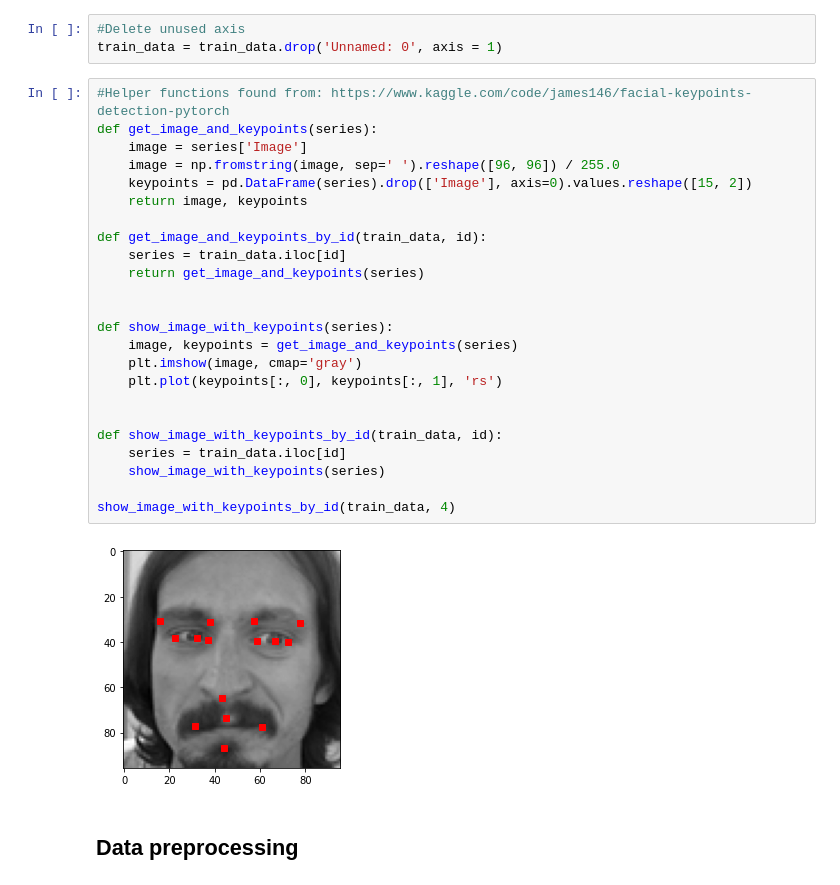
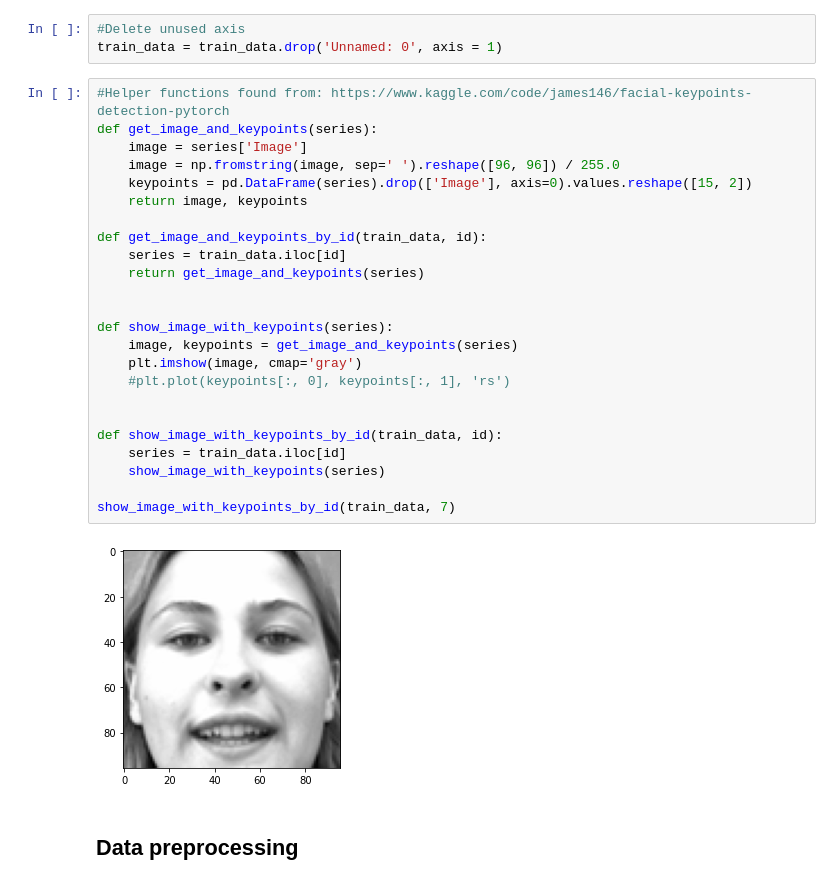
Before and after one commit to Tenna18/DL, a Jupyter notebook: Training.ipynb, the cells around one changed output. Drawn from its saved outputs; the diff is of its cells as text.

```diff
--- a/Training.ipynb
+++ b/Training.ipynb
@@ -30,29 +30,29 @@ train_data = train_data.drop('Unnamed: 0', axis = 1)
 # %%
 #Helper functions found from: https://www.kaggle.com/code/james146/facial-keypoints-detection-pytorch
 def get_image_and_keypoints(series):
     image = series['Image']
     image = np.fromstring(image, sep=' ').reshape([96, 96]) / 255.0
     keypoints = pd.DataFrame(series).drop(['Image'], axis=0).values.reshape([15, 2])
     return image, keypoints
 
 def get_image_and_keypoints_by_id(train_data, id):
     series = train_data.iloc[id]
     return get_image_and_keypoints(series)
 
 
 def show_image_with_keypoints(series):
     image, keypoints = get_image_and_keypoints(series)
     plt.imshow(image, cmap='gray')
-    plt.plot(keypoints[:, 0], keypoints[:, 1], 'rs')
+    #plt.plot(keypoints[:, 0], keypoints[:, 1], 'rs')
 
 
 def show_image_with_keypoints_by_id(train_data, id):
     series = train_data.iloc[id]
     show_image_with_keypoints(series)
 
-show_image_with_keypoints_by_id(train_data, 4)
+show_image_with_keypoints_by_id(train_data, 7)
 # %% [output]
-[figure, old version]
+[figure, new version]
 # %% [markdown]
 ## Data preprocessing
 # %%
```
Also changed, not shown: 2 other files.
